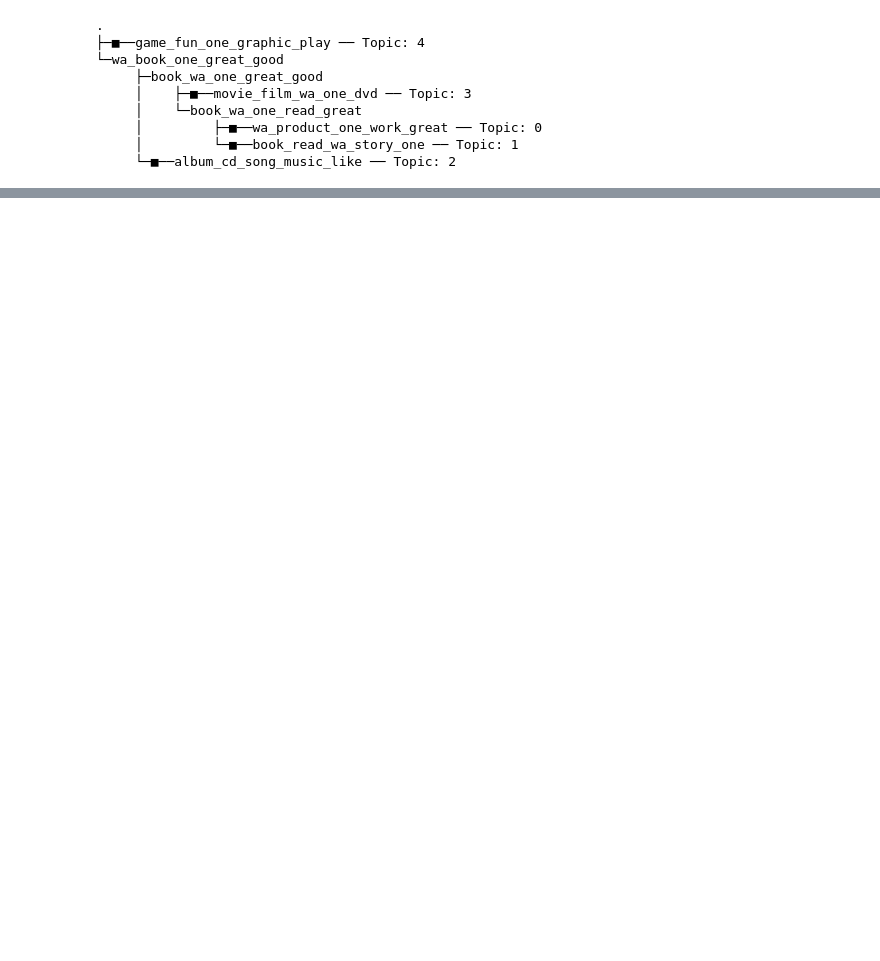
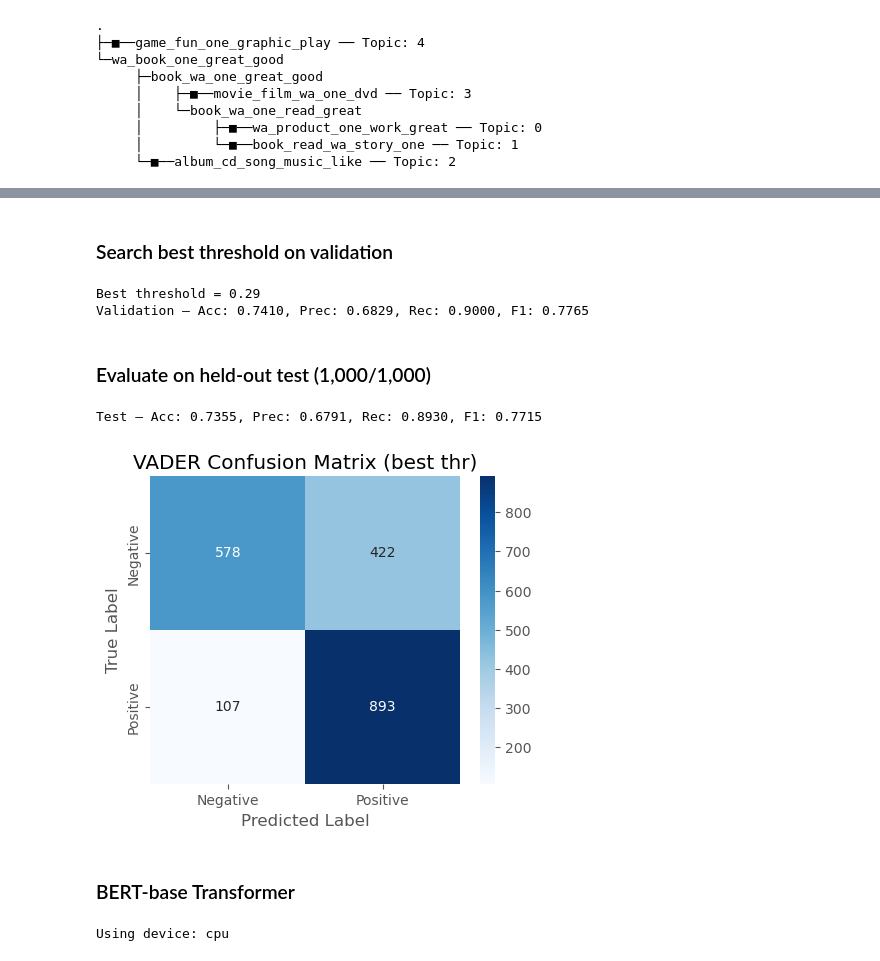
Before and after one commit to Matthewaxe123/955-dissertation, a Jupyter notebook: NLP.ipynb, the cells around one changed output, grey strips where cells are left out. Saved outputs shown, nothing was run; the diff lists cells and outputs as text; code cells hidden in the pictures; blank space fills up the shorter version.

```diff
--- a/NLP.ipynb
+++ b/NLP.ipynb
@@ -1397,0 +1646,61 @@ fig_per_class.show()
+# %% [markdown]
+### Search best threshold on validation
+# %%
+def metrics_at_threshold(y_true, scores, thr):
+    y_pred = (scores >= thr).astype(int)
+    return {
+        "thr": thr,
+        "acc": accuracy_score(y_true, y_pred),
+        "prec": precision_score(y_true, y_pred, zero_division=0),
+        "rec": recall_score(y_true, y_pred, zero_division=0),
+        "f1": f1_score(y_true, y_pred, zero_division=0)
+    }
+
+thrs = np.arange(-0.30, 0.31, 0.01)
+results = [metrics_at_threshold(valid_df["y_true"].values, valid_df["compound"].values, t) for t in thrs]
+best = max(results, key=lambda d: d["f1"])
+best
+print(f"Best threshold = {best['thr']:.2f}")
+print(f"Validation — Acc: {best['acc']:.4f}, Prec: {best['prec']:.4f}, "
+      f"Rec: {best['rec']:.4f}, F1: {best['f1']:.4f}")
+# %% [output]
+Best threshold = 0.29
+Validation — Acc: 0.7410, Prec: 0.6829, Rec: 0.9000, F1: 0.7765
+# %% [markdown]
+### Evaluate on held-out test (1,000/1,000)
+# %%
+
+
+best_thr = best["thr"]
+
+eval_df["y_pred"] = (eval_df["compound"] >= best_thr).astype(int)
+
+acc  = accuracy_score(eval_df["y_true"], eval_df["y_pred"])
+prec = precision_score(eval_df["y_true"], eval_df["y_pred"], zero_division=0)
+rec  = recall_score(eval_df["y_true"], eval_df["y_pred"], zero_division=0)
+f1   = f1_score(eval_df["y_true"], eval_df["y_pred"], zero_division=0)
+
+print(f"Test — Acc: {acc:.4f}, Prec: {prec:.4f}, Rec: {rec:.4f}, F1: {f1:.4f}")
+
+cm = confusion_matrix(eval_df["y_true"], eval_df["y_pred"], labels=[0,1])
+
+plt.figure(figsize=(5,4))
+sns.heatmap(cm, annot=True, fmt="d", cmap="Blues",
+            xticklabels=["Negative","Positive"],
+            yticklabels=["Negative","Positive"])
+plt.xlabel("Predicted Label")
+plt.ylabel("True Label")
+plt.title("VADER Confusion Matrix (best thr)")
+plt.show()
+# %% [output]
+Test — Acc: 0.7355, Prec: 0.6791, Rec: 0.8930, F1: 0.7715
+[figure, added]
+# %% [markdown]
+### BERT-base Transformer
+# %%
+SEED = 42
+torch.manual_seed(SEED); np.random.seed(SEED); random.seed(SEED)
+device = torch.device("cuda" if torch.cuda.is_available() else "cpu")
+print("Using device:", device)
+# %% [output]
+Using device: cpu
```
Also changed, not shown: parts of 25 cells of this notebook.
